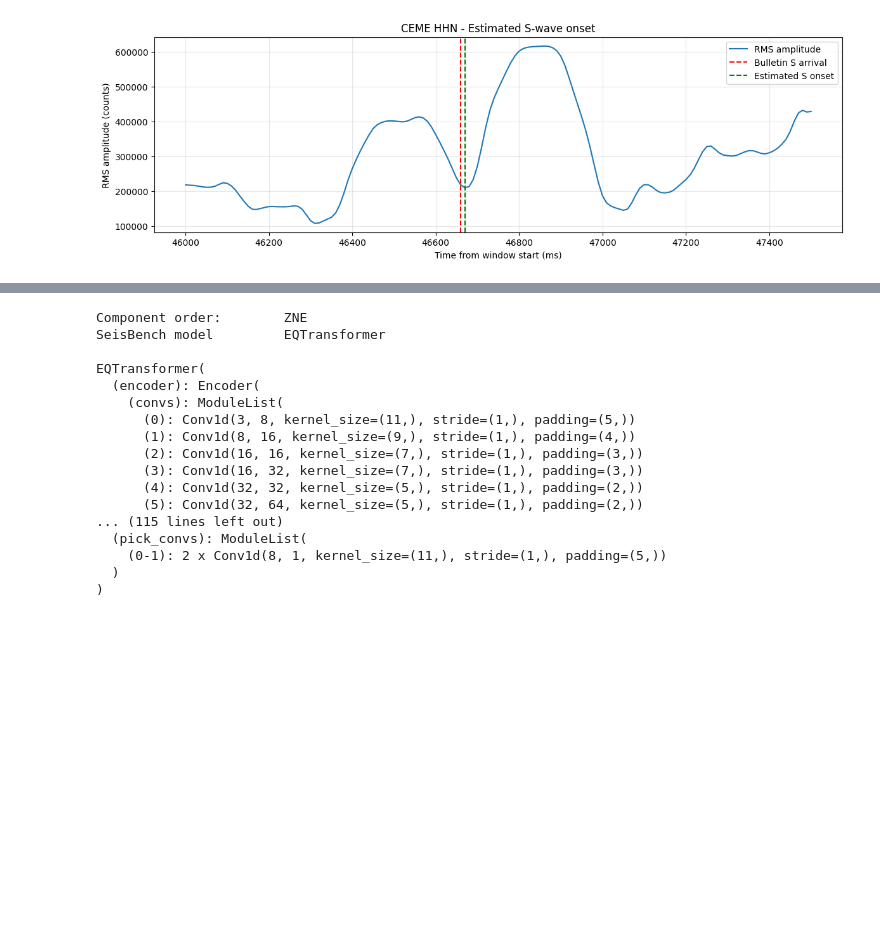
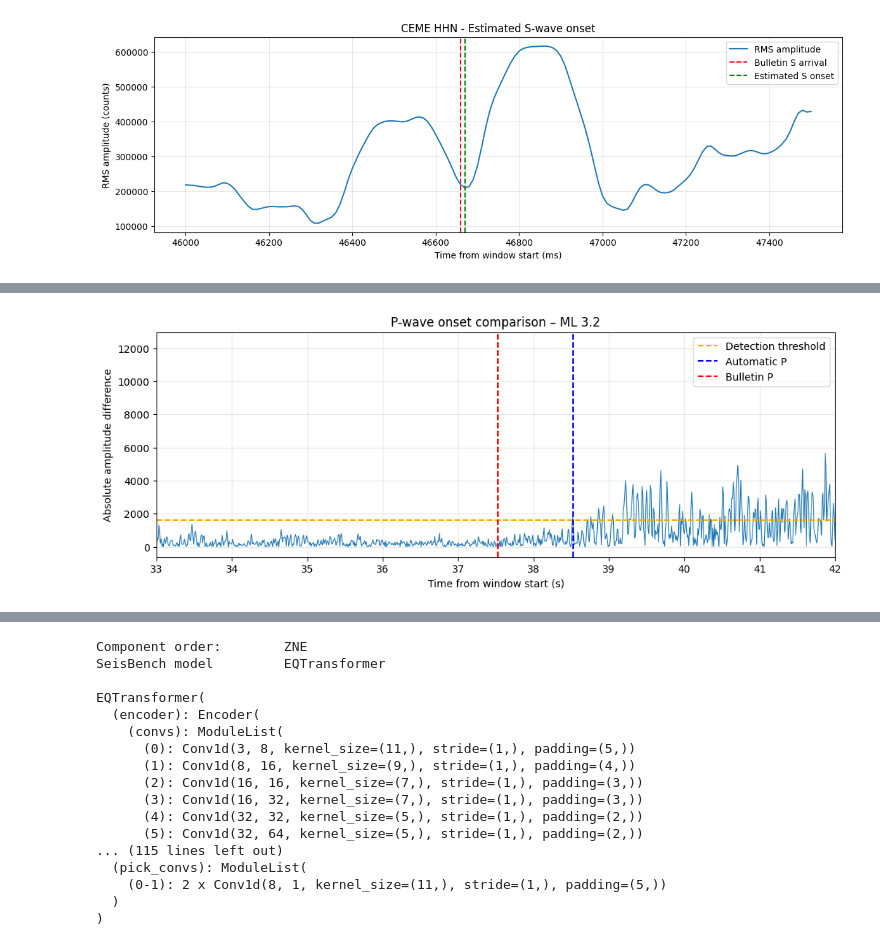
Before and after one commit to milena-seismo/DSB_capstone, a Jupyter notebook: DSB_Capstone_Milena.ipynb, the cells around one changed output, grey strips where cells are left out. Cells and saved outputs as stored; diff of their text form; code cells hidden in the pictures; blank space fills up the shorter version.

```diff
--- a/DSB_Capstone_Milena.ipynb
+++ b/DSB_Capstone_Milena.ipynb
@@ -1616,0 +1723,18 @@ Difference from bulletin: 10 ms
+# %%
+
+# Detect the first threshold crossing after the noise window
+
+search_mask = (time_test >= 35000) & (time_test <= 45000)
+
+candidates = np.where(
+    search_mask & (amplitude_diff_test.to_numpy() > threshold)
+)[0]
+
+if len(candidates) > 0:
+    p_index_test = candidates[0]
+    p_time_test = time_test[p_index_test]
+    p_utc_test = tr_test.stats.starttime + p_time_test / 1000
+
+    print("Detected P arrival:", p_utc_test)
+else:
+    print("No P arrival detected")
@@ -1616,0 +1743,26 @@ Difference from bulletin: 10 ms
+# %%
+
+# Inspect the detected P-wave onset
+
+plt.figure(figsize=(12, 4))
+
+plt.plot(time_test / 1000, amplitude_diff_test, lw=0.8)
+
+plt.axhline(threshold, color="orange",
+            linestyle="--", label="Detection threshold")
+
+plt.axvline(p_time_test / 1000, color="blue",
+            linestyle="--", label="Automatic P")
+
+plt.axvline(37.53, color="red",
+            linestyle="--", label="Bulletin P")
+
+plt.xlim(33, 42)
+plt.xlabel("Time from window start (s)")
+plt.ylabel("Absolute amplitude difference")
+plt.title("P-wave onset comparison – ML 3.2")
+plt.legend()
+plt.grid(alpha=0.3)
+plt.show()
+# %% [output]
+[figure, added]
```
Also changed, not shown: parts of 12 cells of this notebook.
